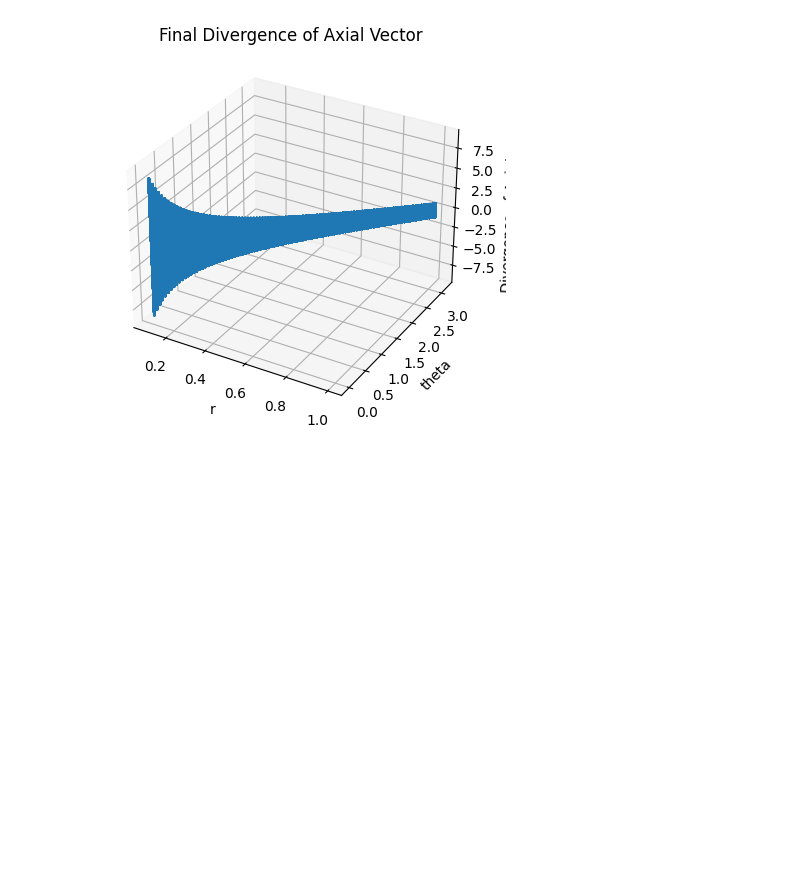
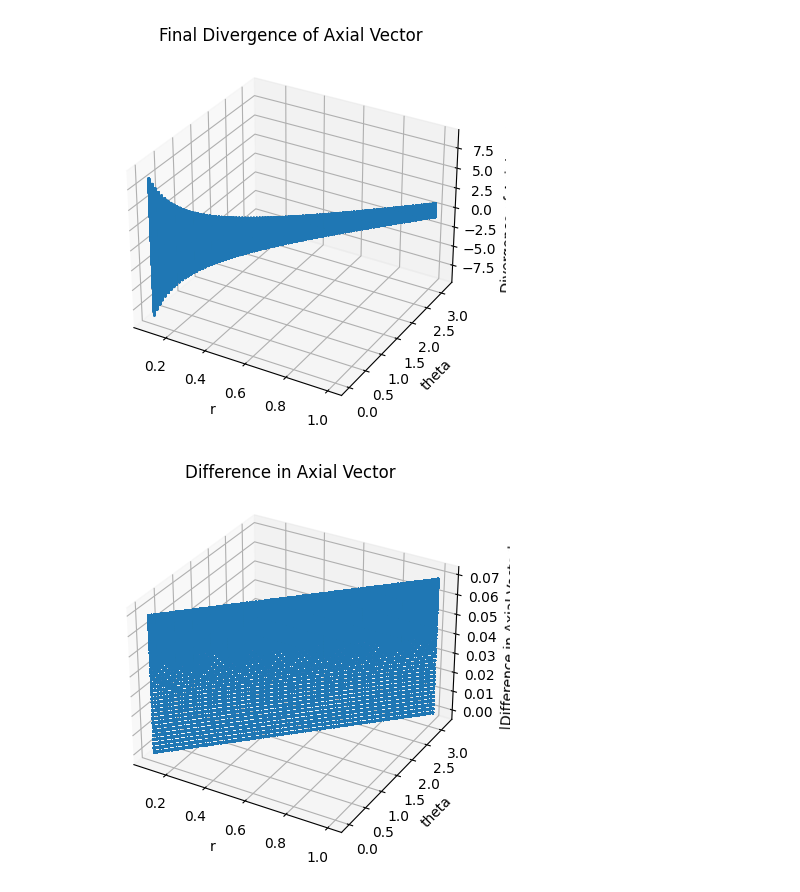
Before and after one commit to mjgpinheiro/Physics_models, a Jupyter notebook: OAM_EM.ipynb, the cells around one changed output. Saved outputs shown, nothing was run; the diff lists cells and outputs as text; code cells hidden in the pictures; blank space fills up the shorter version.

```diff
--- a/OAM_EM.ipynb
+++ b/OAM_EM.ipynb
@@ -59,30 +59,46 @@ fig = plt.figure()
 ax = fig.add_subplot(111, projection='3d')
 ax.scatter(r_new.flatten(), theta_new.flatten(), np.abs(initial_axial_vector).flatten(), s=1)
 ax.set_xlabel('r')
 ax.set_ylabel('theta')
 ax.set_zlabel('Axial Vector')
 plt.show()
 
 
 
 fig = plt.figure()
 ax = fig.add_subplot(111, projection='3d')
 ax.scatter(r_new.flatten(), theta_new.flatten(), np.abs(final_axial_vector).flatten(), s=1)
 ax.set_xlabel('r')
 ax.set_ylabel('theta')
 ax.set_zlabel('|Axial Vector|')
 plt.title('Final Axial Vector')
 plt.show()
 
 fig = plt.figure()
 ax = fig.add_subplot(111, projection='3d')
 ax.scatter(r_new.flatten(), theta_new.flatten(), final_divergence.flatten(), s=1)
 ax.set_xlabel('r')
 ax.set_ylabel('theta')
 ax.set_zlabel('Divergence of Axial Vector')
 plt.title('Final Divergence of Axial Vector')
 plt.show()
+
+###################
+
+# Calculate the difference between the initial and final axial vectors
+diff_axial_vector = final_axial_vector - initial_axial_vector
+
+# Plot the difference in the axial vector
+fig = plt.figure()
+ax = fig.add_subplot(111, projection='3d')
+ax.scatter(r_new.flatten(), theta_new.flatten(), np.abs(diff_axial_vector).flatten(), s=1)
+ax.set_xlabel('r')
+ax.set_ylabel('theta')
+ax.set_zlabel('|Difference in Axial Vector|')
+plt.title('Difference in Axial Vector')
+plt.show()
 # %% [output]
 [figure]
 [figure]
 [figure]
+[figure, added]
```
